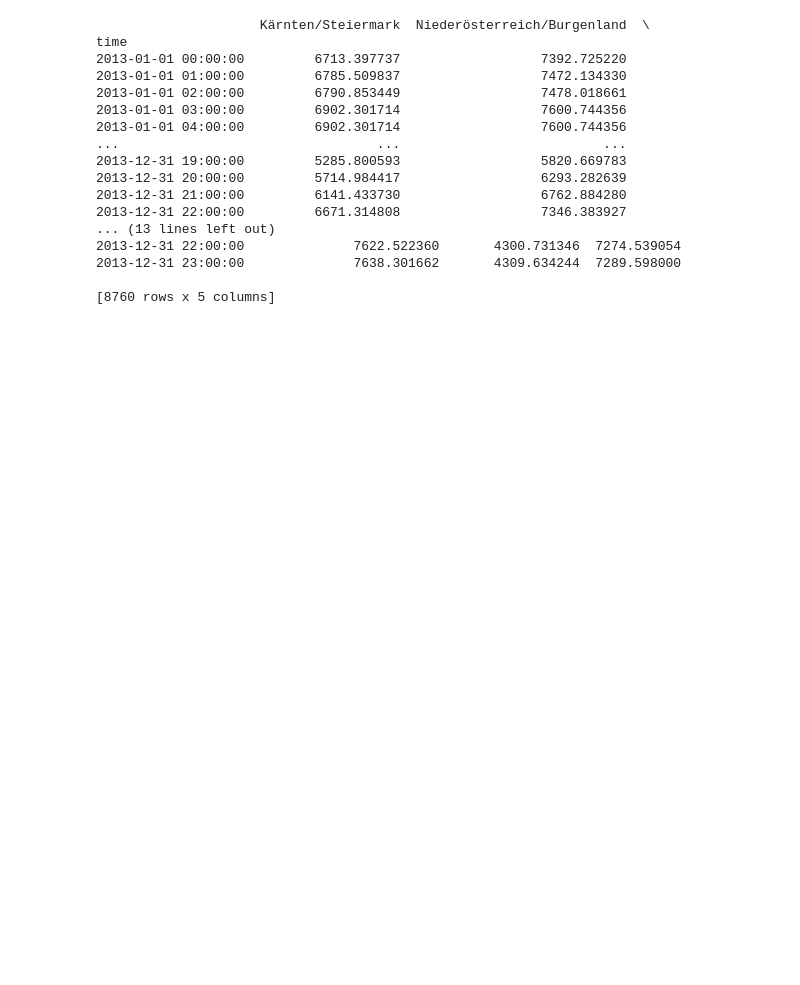
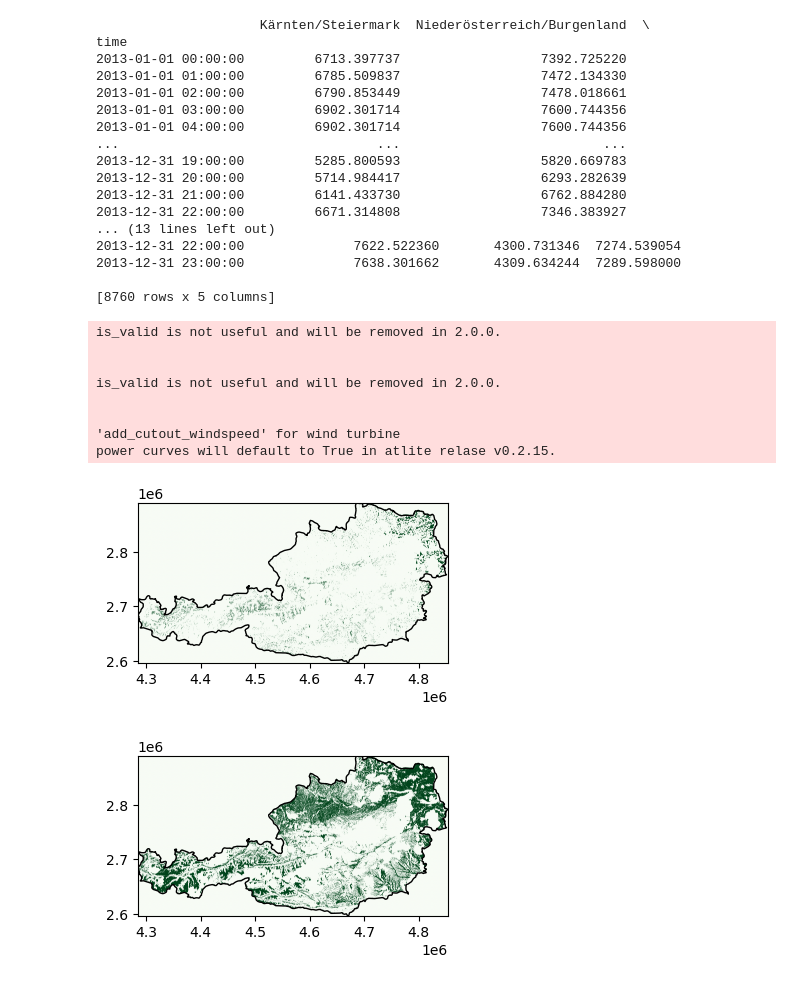
Before and after one commit to x88ghw84pz-glitch/DSESM, a Jupyter notebook: data/pypsa_model/pypsa_network_new.ipynb, the cells around one changed output. Cells and saved outputs as stored; diff of their text form; code cells hidden in the pictures; blank space fills up the shorter version.

```diff
--- a/data/pypsa_model/pypsa_network_new.ipynb
+++ b/data/pypsa_model/pypsa_network_new.ipynb
@@ -66,24 +71,25 @@ time
 
 [8760 rows x 5 columns]
 # %%
-### Time resolution
+### Weitere Imports der Teilaufgaben
 
-TIME_RES = "3h"
+cutout = get_cutout()
+ex_wind, ex_solar,_shape = get_RE_potential()
+A_pv, A_w = get_availability(cutout=cutout, regions=regions, excluder_solar=ex_solar, excluder_wind=ex_wind)
+pv_cap, pv_cf, wind_cap, wind_cf = get_pv_and_wind(cutout=cutout, regions=regions, A_pv=A_pv, A_w=A_w)
 
-# 1) resample
-load_regions = load_regions.resample(TIME_RES).mean()
-pv_cf_df     = pv_cf_df.resample(TIME_RES).mean()
-wind_cf_df   = wind_cf_df.resample(TIME_RES).mean()
-
-# 2) common index
-common_index = (
-    load_regions.index
-    .intersection(pv_cf_df.index)
-    .intersection(wind_cf_df.index)
-)
-
-load_regions = load_regions.loc[common_index]
-pv_cf_df     = pv_cf_df.loc[common_index]
-wind_cf_df   = wind_cf_df.loc[common_index]
-
-######Muss geklärt werden
+pv_cf_df   = pv_cf.to_pandas()
+wind_cf_df = wind_cf.to_pandas()
+pv_cap_s   = pv_cap.to_pandas()
+wind_cap_s = wind_cap.to_pandas()
+# %% [output]
+is_valid is not useful and will be removed in 2.0.0.
+
+
+is_valid is not useful and will be removed in 2.0.0.
+
+
+'add_cutout_windspeed' for wind turbine
+power curves will default to True in atlite relase v0.2.15.
+[figure, added]
+[figure, added]
```
Also changed, not shown: parts of 16 cells of this notebook, 3 other files.
